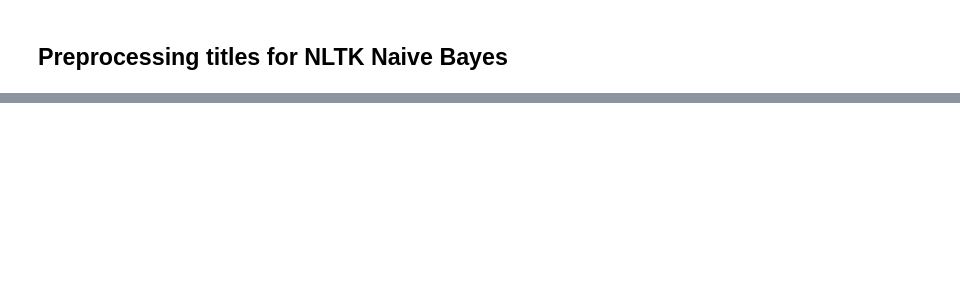
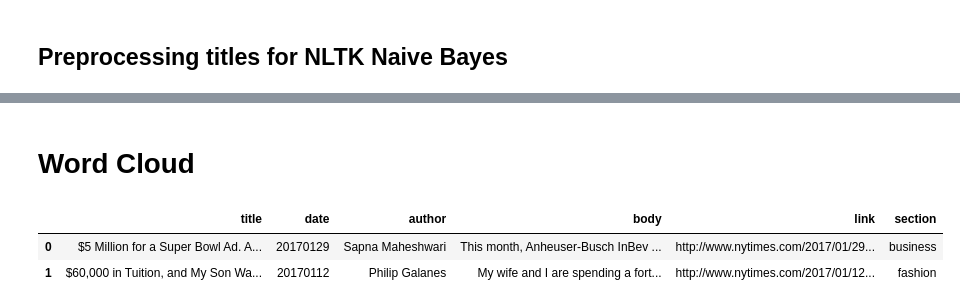
Before and after one commit to tbor111/capstone_project, a Jupyter notebook: news_classifier.ipynb, the cells around one changed output, grey strips where cells are left out. Cells and saved outputs as stored; diff of their text form; code cells hidden in the pictures; blank space fills up the shorter version.

```diff
--- a/news_classifier.ipynb
+++ b/news_classifier.ipynb
@@ -325,0 +515,8 @@ Most Informative Features
+# %% [markdown]
+# Word Cloud
+# %%
+data.head(2)
+# %% [output]
+|  | title | date | author | body | link | section |
+| 0 | $5 Million for a Super Bowl Ad. A... | 20170129 | Sapna Maheshwari | This month, Anheuser-Busch InBev ... | http://www.nytimes.com/2017/01/29... | business |
+| 1 | $60,000 in Tuition, and My Son Wa... | 20170112 | Philip Galanes | My wife and I are spending a fort... | http://www.nytimes.com/2017/01/12... | fashion |
```
Also changed, not shown: parts of 43 cells of this notebook, 23 other files.
